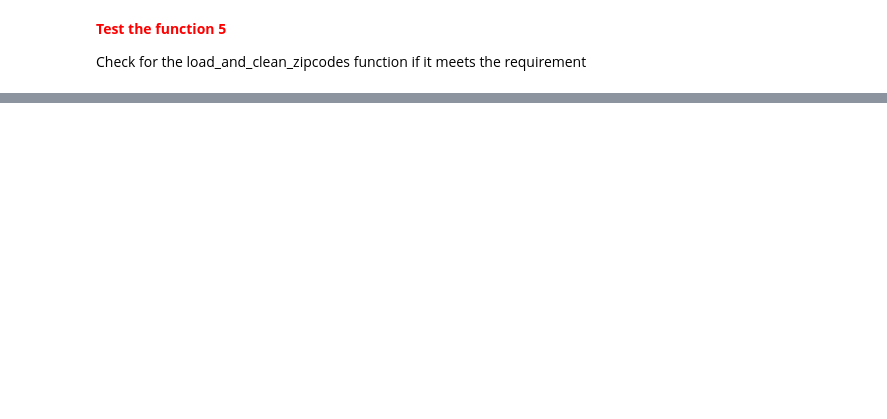
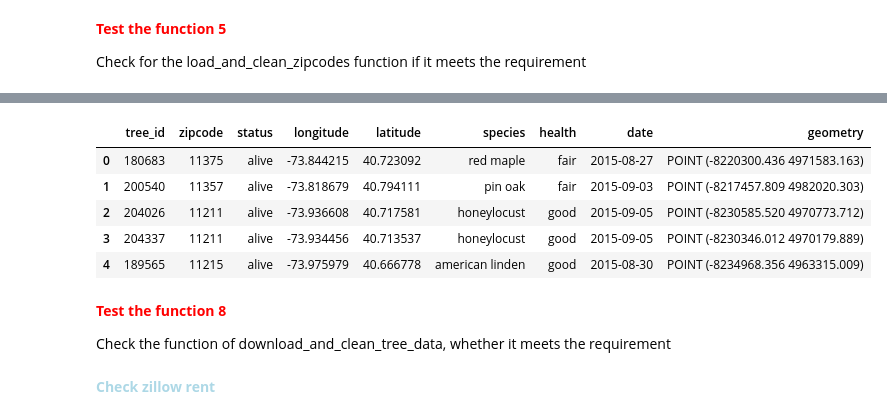
Before and after one commit to hy2836/IEORE4501_FinalProject, a Jupyter notebook: project_gp.ipynb, the cells around one changed output, grey strips where cells are left out. Cells and saved outputs as stored; diff of their text form; code cells hidden in the pictures; blank space fills up the shorter version.

Commit message:
Run load and clean data, test for all 4 datasets

```diff
--- a/project_gp.ipynb
+++ b/project_gp.ipynb
@@ -716,0 +813,14 @@ assert geodf_zipcode_data.crs.to_string() == "EPSG:3857", "Incorrect CRS in geom
+# %%
+# Show first 5 entries about tree dataframe
+geodf_tree_data.head()
+# %% [output]
+|  | tree_id | zipcode | status | longitude | latitude | species | health | date | geometry |
+| 0 | 180683 | 11375 | alive | -73.844215 | 40.723092 | red maple | fair | 2015-08-27 | POINT (-8220300.436 4971583.163) |
+| 1 | 200540 | 11357 | alive | -73.818679 | 40.794111 | pin oak | fair | 2015-09-03 | POINT (-8217457.809 4982020.303) |
+| 2 | 204026 | 11211 | alive | -73.936608 | 40.717581 | honeylocust | good | 2015-09-05 | POINT (-8230585.520 4970773.712) |
+| 3 | 204337 | 11211 | alive | -73.934456 | 40.713537 | honeylocust | good | 2015-09-05 | POINT (-8230346.012 4970179.889) |
+| 4 | 189565 | 11215 | alive | -73.975979 | 40.666778 | american linden | good | 2015-08-30 | POINT (-8234968.356 4963315.009) |
+# %% [markdown]
+**<span style="color: red;">Test the function 8</span>**
+
+Check the function of download_and_clean_tree_data, whether it meets the requirement
@@ -716,0 +831,2 @@ assert geodf_zipcode_data.crs.to_string() == "EPSG:3857", "Incorrect CRS in geom
+# %% [markdown]
+**<span style="color: lightblue;">Check zillow rent</span>**
```
Also changed, not shown: parts of 17 cells of this notebook.
